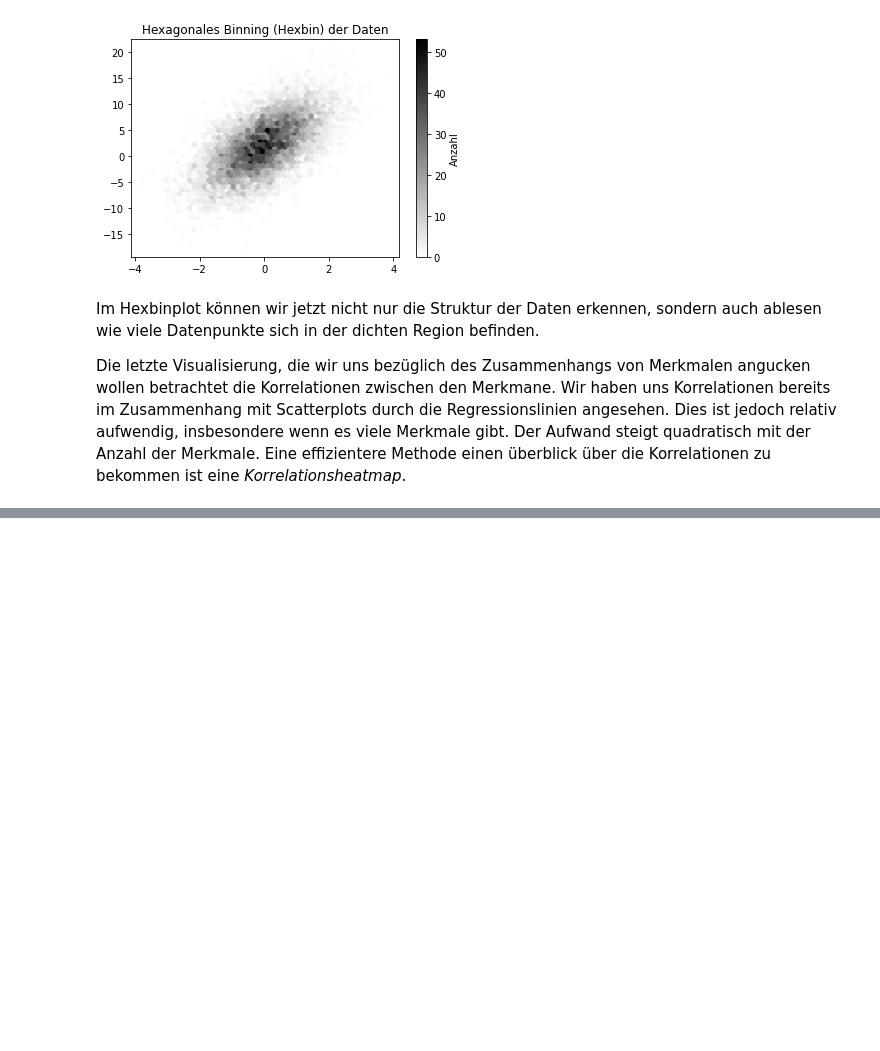
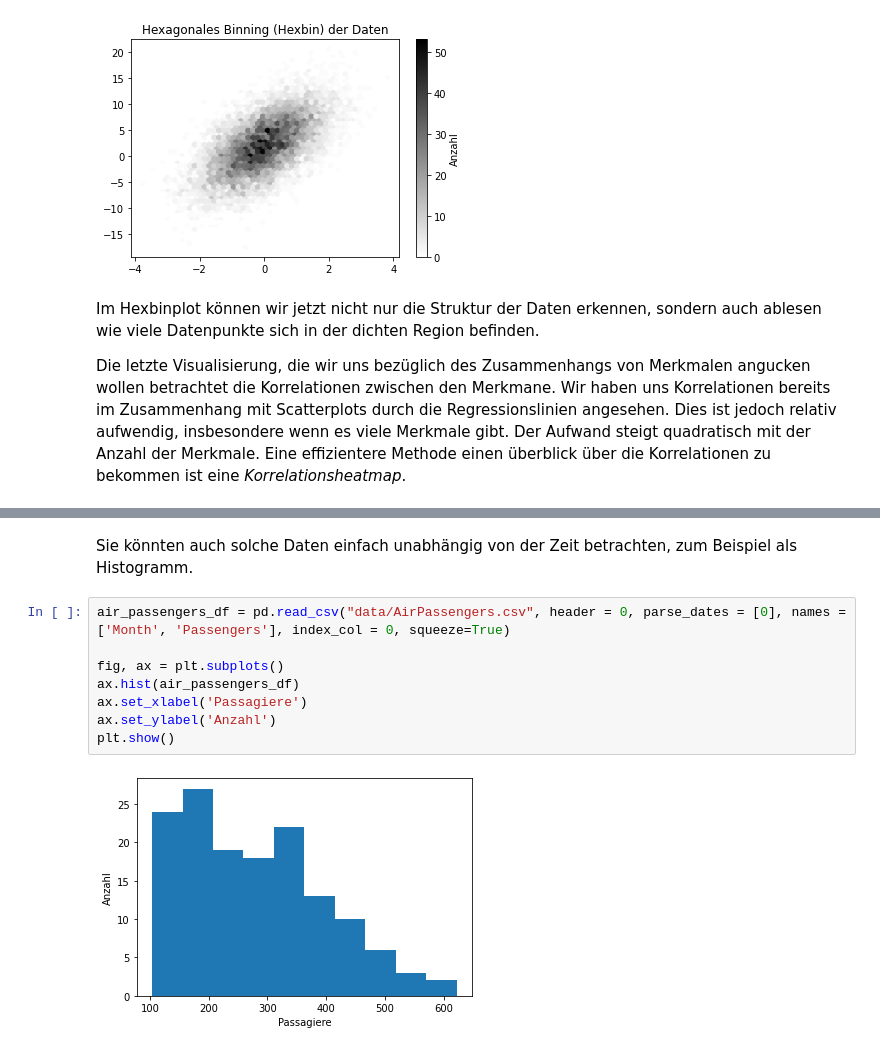
Before and after one commit to sherbold/data-science-crashkurs, a Jupyter notebook: content/chapters/kapitel_03.ipynb, the cells around one changed output, grey strips where cells are left out. Drawn from its saved outputs; the diff is of its cells as text; blank space fills up the shorter version.

```diff
--- a/content/chapters/kapitel_03.ipynb
+++ b/content/chapters/kapitel_03.ipynb
@@ -626,0 +644,12 @@ Eine Korrelationsheatmap visualisiert die Werte von Korrelationskoeffizienten zw
+# %% [markdown]
+Sie könnten auch solche Daten einfach unabhängig von der Zeit betrachten, zum Beispiel als Histogramm.
+# %%
+air_passengers_df = pd.read_csv("data/AirPassengers.csv", header = 0, parse_dates = [0], names = ['Month', 'Passengers'], index_col = 0, squeeze=True)
+
+fig, ax = plt.subplots()
+ax.hist(air_passengers_df)
+ax.set_xlabel('Passagiere')
+ax.set_ylabel('Anzahl')
+plt.show()
+# %% [output]
+[figure, added]
```
Also changed, not shown: parts of 13 cells of this notebook, 1 other file.
